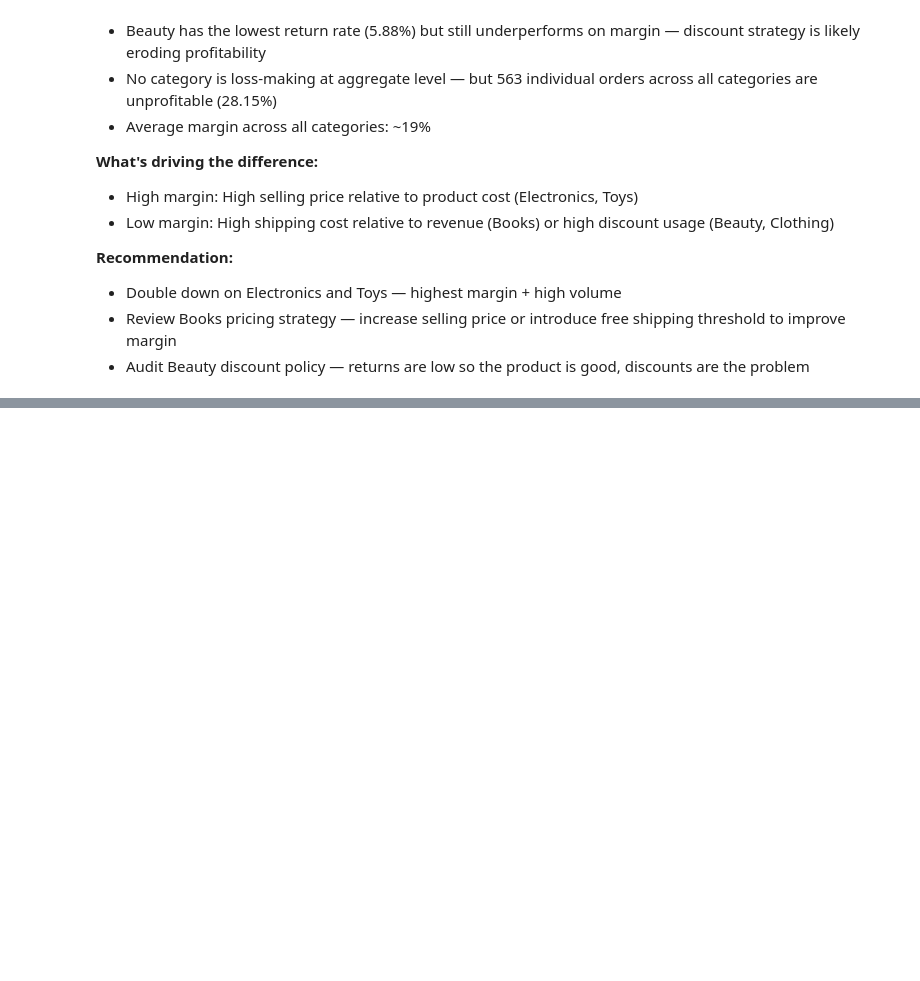
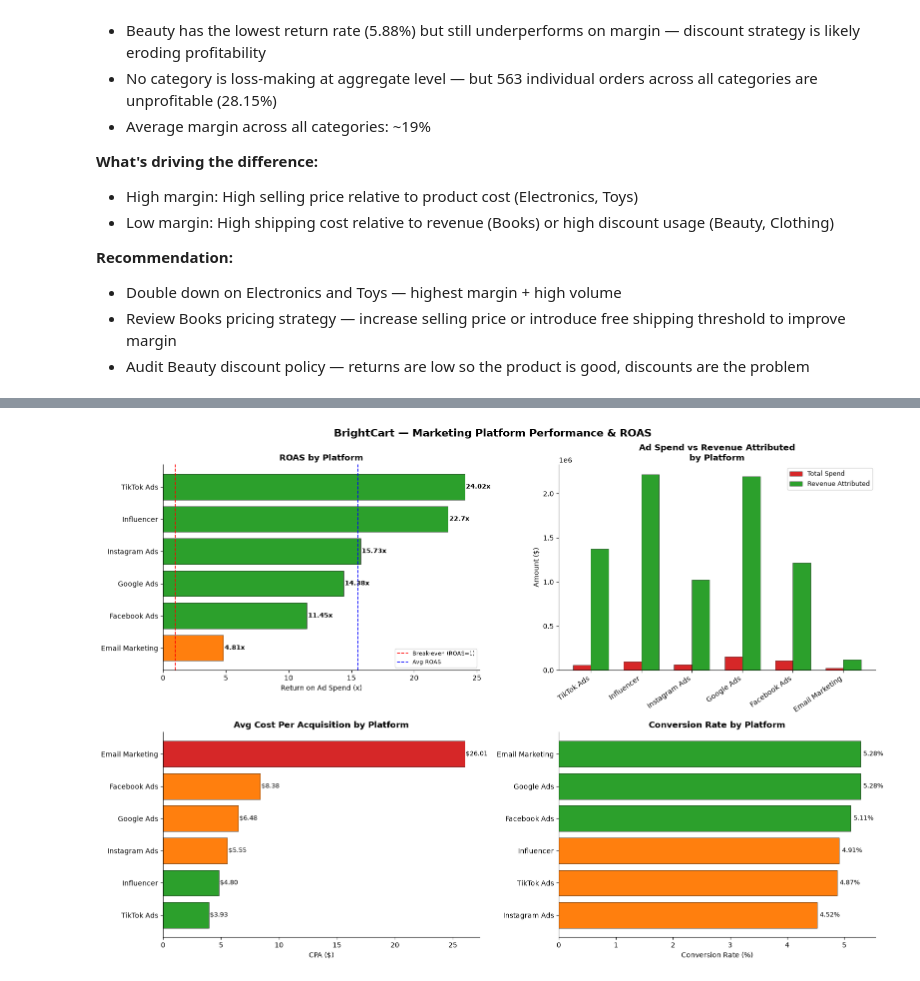
Before and after one commit to ShubhamSahu-2005/Ecommerce-Profitability-Analysis, a Jupyter notebook: notebooks/eda_analysis.ipynb, the cells around one changed output, grey strips where cells are left out. Drawn from its saved outputs; the diff is of its cells as text; code cells hidden in the pictures; blank space fills up the shorter version.

```diff
--- a/notebooks/eda_analysis.ipynb
+++ b/notebooks/eda_analysis.ipynb
@@ -187,0 +533,83 @@ plt.show()
+# %%
+fig, axes = plt.subplots(2, 2, figsize=(16, 11))
+fig.suptitle('BrightCart — Marketing Platform Performance & ROAS', fontsize=15, fontweight='bold')
+
+plat_asc = platform.sort_values('overall_roas', ascending=True)
+# ROAS(Return on AD Spend)
+
+colors = ['#d62728' if x < 3 else '#ff7f0e' if x < 6
+          else '#2ca02c' for x in plat_asc['overall_roas']]
+
+bars = axes[0,0].barh(plat_asc['platform'], plat_asc['overall_roas'],
+                       color=colors, edgecolor='black', linewidth=0.5)
+axes[0,0].axvline(1, color='red', linestyle='--',
+                   linewidth=1.2, label='Break-even (ROAS=1)')
+axes[0,0].axvline(platform['overall_roas'].mean(), color='blue',
+                   linestyle='--', linewidth=1.2, label='Avg ROAS')
+for bar, val in zip(bars, plat_asc['overall_roas']):
+    axes[0,0].text(val + 0.1, bar.get_y() + bar.get_height()/2,
+                   f'{val}x', va='center', fontsize=9, fontweight='bold')
+axes[0,0].set_title('ROAS by Platform', fontweight='bold')
+axes[0,0].set_xlabel('Return on Ad Spend (x)')
+axes[0,0].legend(fontsize=8)
+axes[0,0].spines['top'].set_visible(False)
+axes[0,0].spines['right'].set_visible(False)
+
+
+# Spend Vs Revenue BY Platform
+x = range(len(platform))
+width = 0.35
+axes[0,1].bar([i - width/2 for i in x], platform['total_spend'],
+               width, label='Total Spend', color='#d62728',
+               edgecolor='black', linewidth=0.4)
+axes[0,1].bar([i + width/2 for i in x], platform['total_revenue'],
+               width, label='Revenue Attributed', color='#2ca02c',
+               edgecolor='black', linewidth=0.4)
+axes[0,1].set_xticks(list(x))
+axes[0,1].set_xticklabels(platform['platform'], rotation=35, ha='right')
+axes[0,1].set_title('Ad Spend vs Revenue Attributed\nby Platform',
+                     fontweight='bold')
+axes[0,1].set_ylabel('Amount ($)')
+axes[0,1].legend(fontsize=9)
+axes[0,1].spines['top'].set_visible(False)
+axes[0,1].spines['right'].set_visible(False)
+
+#Cost Per Acquistion By Platfrom
+plat_cpa = platform.sort_values('avg_cpa', ascending=True)
+colors3 = ['#2ca02c' if x < 5 else '#ff7f0e' if x < 10
+           else '#d62728' for x in plat_cpa['avg_cpa']]
+
+bars3 = axes[1,0].barh(plat_cpa['platform'], plat_cpa['avg_cpa'],
+                        color=colors3, edgecolor='black', linewidth=0.5)
+for bar, val in zip(bars3, plat_cpa['avg_cpa']):
+    axes[1,0].text(val + 0.1, bar.get_y() + bar.get_height()/2,
+                   f'${val:.2f}', va='center', fontsize=9)
+axes[1,0].set_title('Avg Cost Per Acquisition by Platform',
+                     fontweight='bold')
+axes[1,0].set_xlabel('CPA ($)')
+axes[1,0].spines['top'].set_visible(False)
+axes[1,0].spines['right'].set_visible(False)
+
+
+#Conversion rate By Platfrom
+plat_cvr = platform.sort_values('conversion_rate_%', ascending=True)
+colors4 = ['#d62728' if x < 3 else '#ff7f0e' if x < 5
+           else '#2ca02c' for x in plat_cvr['conversion_rate_%']]
+
+bars4 = axes[1,1].barh(plat_cvr['platform'],
+                        plat_cvr['conversion_rate_%'],
+                        color=colors4, edgecolor='black', linewidth=0.5)
+for bar, val in zip(bars4, plat_cvr['conversion_rate_%']):
+    axes[1,1].text(val + 0.05, bar.get_y() + bar.get_height()/2,
+                   f'{val}%', va='center', fontsize=9)
+axes[1,1].set_title('Conversion Rate by Platform', fontweight='bold')
+axes[1,1].set_xlabel('Conversion Rate (%)')
+axes[1,1].spines['top'].set_visible(False)
+axes[1,1].spines['right'].set_visible(False)
+
+plt.tight_layout()
+plt.savefig('../reports/chart4_marketing_roas.png',
+            dpi=150, bbox_inches='tight')
+plt.show()
+# %% [output]
+[figure, added]
```
Also changed, not shown: parts of 16 cells of this notebook, 5 other files.
